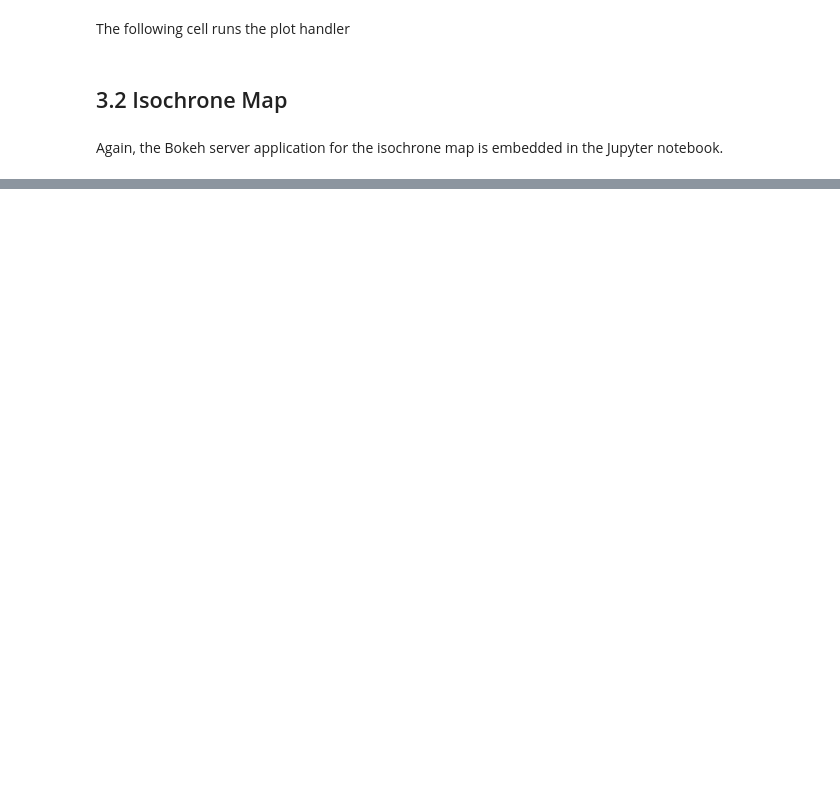
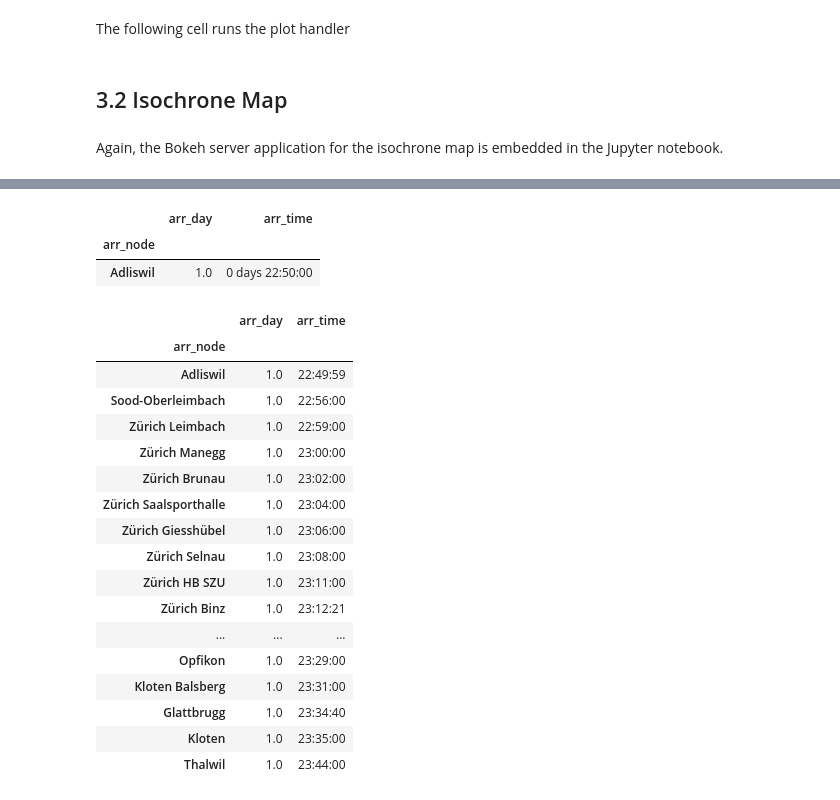
Before and after one commit to marcozov/journey_planning, a Jupyter notebook: FinalProject.ipynb, the cells around one changed output, grey strips where cells are left out. Drawn from its saved outputs; the diff is of its cells as text; code cells hidden in the pictures; blank space fills up the shorter version.

```diff
--- a/FinalProject.ipynb
+++ b/FinalProject.ipynb
@@ -1222,0 +1273,40 @@ show(app_isochrone, notebook_url="http://10.90.38.21:8945")
+# %%
+# aaa = Planner(schedule, pairwise_distances=pairwise_distances, reverse=False)
+aaa = Planner(schedule, pairwise_distances=None, reverse=False)
+
+start_time = pd.Timedelta(str(1) + " day " + '22:50:00')
+delta = pd.Timedelta(minutes=70)
+bbb = aaa.compute_isocrone('Adliswil', start_time, start_time + delta, 0.2)
+
+bbb
+# %% [output]
+|  | arr_day | arr_time |
+| arr_node |  |  |
+| Adliswil | 1.0 | 0 days 22:50:00 |
+# %%
+aaa = Planner(schedule, pairwise_distances=pairwise_distances, reverse=False)
+
+start_time = pd.Timedelta(str(1) + " day " + '22:49:59')
+delta = pd.Timedelta(minutes=70)
+bbb = aaa.compute_isocrone('Adliswil', start_time, start_time + delta, 0.2)
+
+bbb
+# %% [output]
+|  | arr_day | arr_time |
+| arr_node |  |  |
+| Adliswil | 1.0 | 22:49:59 |
+| Sood-Oberleimbach | 1.0 | 22:56:00 |
+| Zürich Leimbach | 1.0 | 22:59:00 |
+| Zürich Manegg | 1.0 | 23:00:00 |
+| Zürich Brunau | 1.0 | 23:02:00 |
+| Zürich Saalsporthalle | 1.0 | 23:04:00 |
+| Zürich Giesshübel | 1.0 | 23:06:00 |
+| Zürich Selnau | 1.0 | 23:08:00 |
+| Zürich HB SZU | 1.0 | 23:11:00 |
+| Zürich Binz | 1.0 | 23:12:21 |
+| ... | ... | ... |
+| Opfikon | 1.0 | 23:29:00 |
+| Kloten Balsberg | 1.0 | 23:31:00 |
+| Glattbrugg | 1.0 | 23:34:40 |
+| Kloten | 1.0 | 23:35:00 |
+| Thalwil | 1.0 | 23:44:00 |
```
Also changed, not shown: parts of 9 cells of this notebook, 2 other files.
